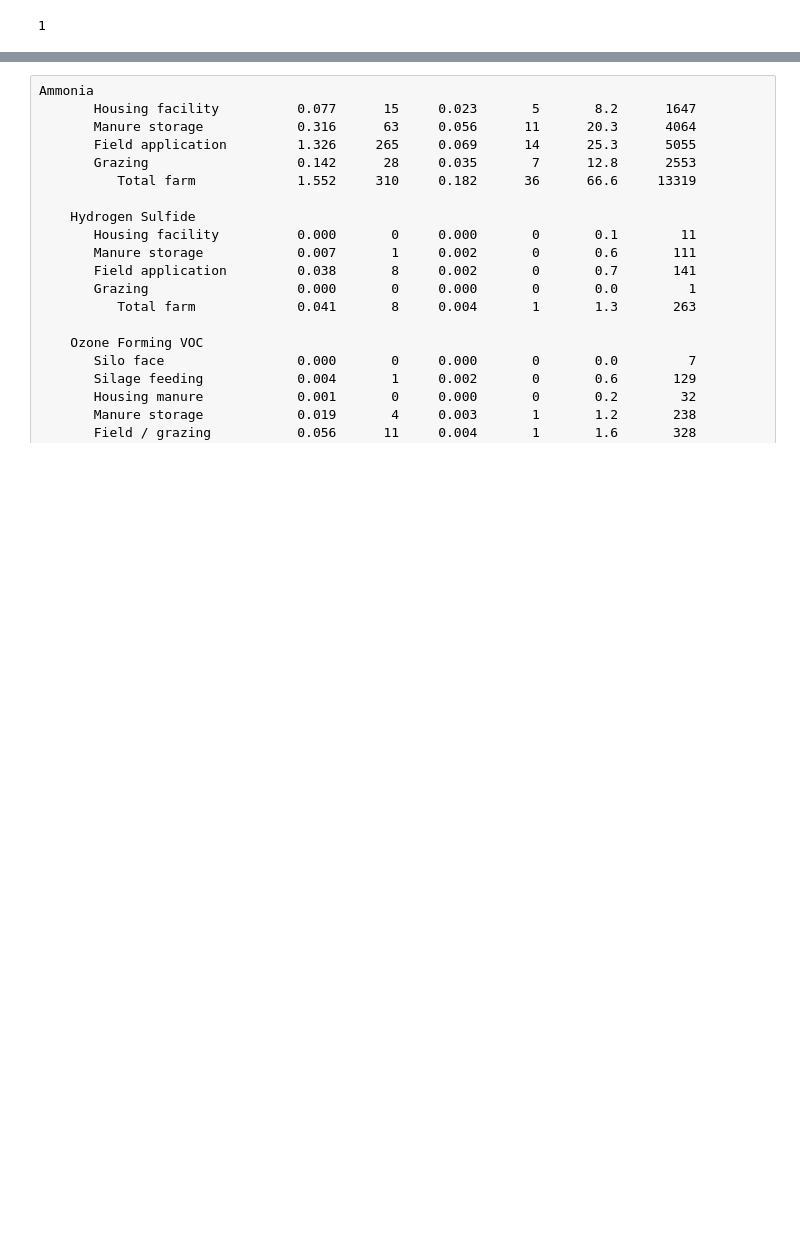
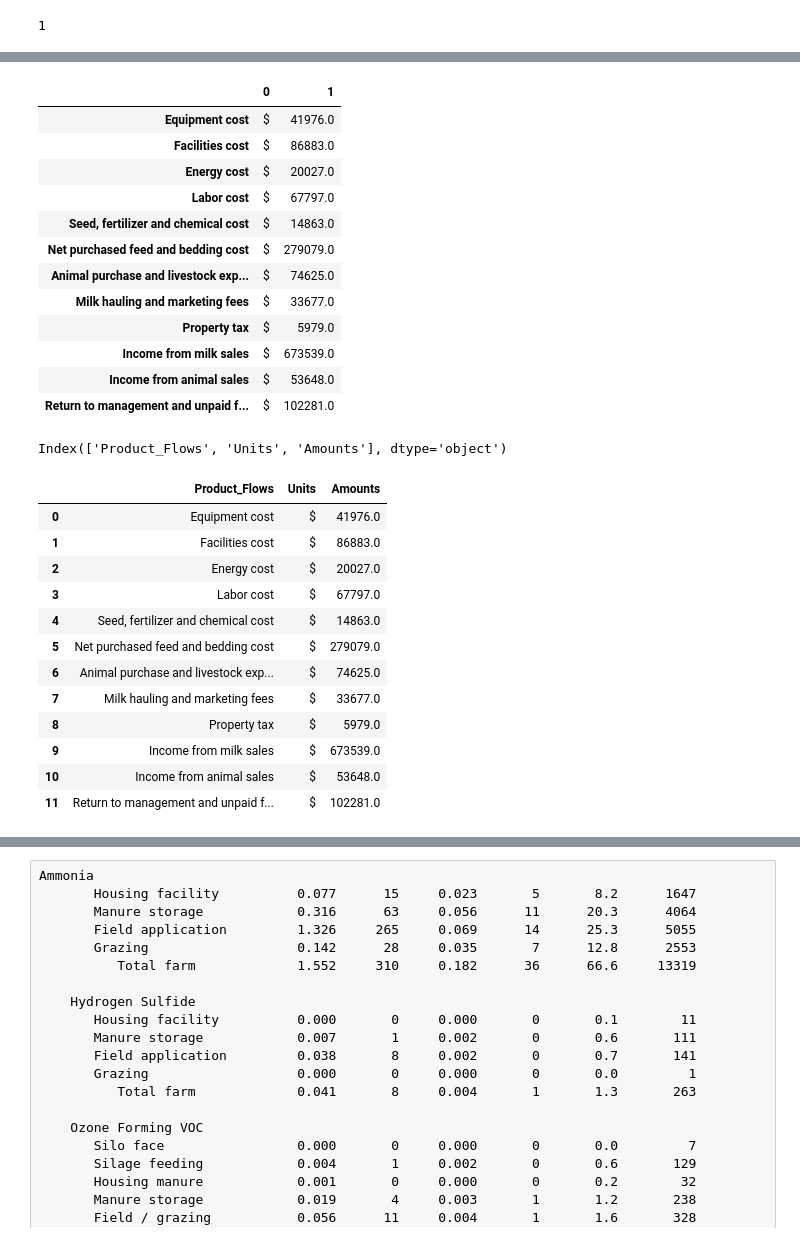
Before and after one commit to AgroSolutions-OSU/IFSM_Analysis, a Jupyter notebook: srm_csv.ipynb, the cells around one changed output, grey strips where cells are left out. Cells and saved outputs as stored; diff of their text form; code cells hidden in the pictures; blank space fills up the shorter version.

```diff
--- a/srm_csv.ipynb
+++ b/srm_csv.ipynb
@@ -485,0 +780,22 @@ Carbon footprint with biogenic CO2
+# %%
+# Step 1: as before create a pandas dataframe to see what it will look like
+df_4 = pd.DataFrame(table4)
+display(df_4)
+print('\n')
+# Step 2: execute a transpose to get in correct format
+## made sure to not include the third row with the standard deviation
+df_economics = df_4.iloc[:2].T
+## visualize
+display(df_economics)
+print('\n')
+
+# Step 3: Then reset the index and added in the column names
+## rest index
+df_economics.reset_index(inplace=True)
+## set the column names
+df_economics.columns = ['Product_Flows', 'Units','Amounts']
+print(df_economics.columns)
+
+# Checked final output
+df_economics
+# %% [output]
@@ -485,0 +806,27 @@ Carbon footprint with biogenic CO2
+|  | 0 | 1 |
+| Equipment cost | $ | 41976.0 |
+| Facilities cost | $ | 86883.0 |
+| Energy cost | $ | 20027.0 |
+| Labor cost | $ | 67797.0 |
+| Seed, fertilizer and chemical cost | $ | 14863.0 |
+| Net purchased feed and bedding cost | $ | 279079.0 |
+| Animal purchase and livestock exp... | $ | 74625.0 |
+| Milk hauling and marketing fees | $ | 33677.0 |
+| Property tax | $ | 5979.0 |
+| Income from milk sales | $ | 673539.0 |
+| Income from animal sales | $ | 53648.0 |
+| Return to management and unpaid f... | $ | 102281.0 |
+Index(['Product_Flows', 'Units', 'Amounts'], dtype='object')
+|  | Product_Flows | Units | Amounts |
+| 0 | Equipment cost | $ | 41976.0 |
+| 1 | Facilities cost | $ | 86883.0 |
+| 2 | Energy cost | $ | 20027.0 |
+| 3 | Labor cost | $ | 67797.0 |
+| 4 | Seed, fertilizer and chemical cost | $ | 14863.0 |
+| 5 | Net purchased feed and bedding cost | $ | 279079.0 |
+| 6 | Animal purchase and livestock exp... | $ | 74625.0 |
+| 7 | Milk hauling and marketing fees | $ | 33677.0 |
+| 8 | Property tax | $ | 5979.0 |
+| 9 | Income from milk sales | $ | 673539.0 |
+| 10 | Income from animal sales | $ | 53648.0 |
+| 11 | Return to management and unpaid f... | $ | 102281.0 |
```
Also changed, not shown: parts of 20 cells of this notebook, 1 other file.
